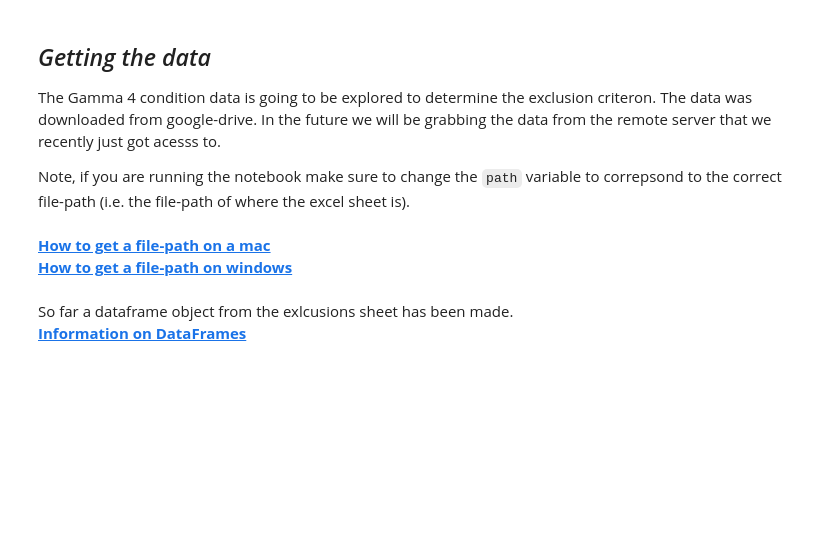
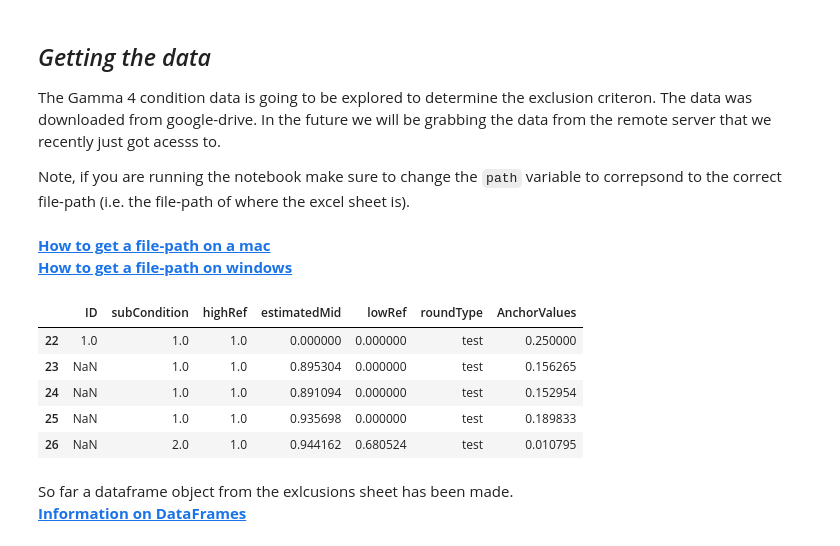
Before and after one commit to ip-jss/CorrelationAnalysis, a Jupyter notebook: Exclusion criterion .ipynb, the cells around one changed output. Saved outputs shown, nothing was run; the diff lists cells and outputs as text; code cells hidden in the pictures; blank space fills up the shorter version.

```diff
--- a/Exclusion criterion .ipynb
+++ b/Exclusion criterion .ipynb
@@ -60,8 +60,16 @@ Gamma4_sheet = pd.ExcelFile(path)
 # %%
 #Parse the Exclusions sheet to create a Pandas DataFrame
 G4_exlcusions = Gamma4_sheet.parse('1. Exclusions')
 #Select the columns that are needed and create a new DataFrame with them
 G4 = G4_exlcusions.loc[22:,["ID","subCondition","highRef","estimatedMid","lowRef","roundType", "AnchorValues"]]
+G4[:5]
+# %% [output]
+|  | ID | subCondition | highRef | estimatedMid | lowRef | roundType | AnchorValues |
+| 22 | 1.0 | 1.0 | 1.0 | 0.000000 | 0.000000 | test | 0.250000 |
+| 23 | NaN | 1.0 | 1.0 | 0.895304 | 0.000000 | test | 0.156265 |
+| 24 | NaN | 1.0 | 1.0 | 0.891094 | 0.000000 | test | 0.152954 |
+| 25 | NaN | 1.0 | 1.0 | 0.935698 | 0.000000 | test | 0.189833 |
+| 26 | NaN | 2.0 | 1.0 | 0.944162 | 0.680524 | test | 0.010795 |
 # %% [markdown]
 So far a dataframe object from the exlcusions sheet has been made. <br>
 __[Information on DataFrames](https://www.datacamp.com/community/tutorials/pandas-tutorial-dataframe-python)__
```
Also changed, not shown: parts of 4 cells of this notebook.
